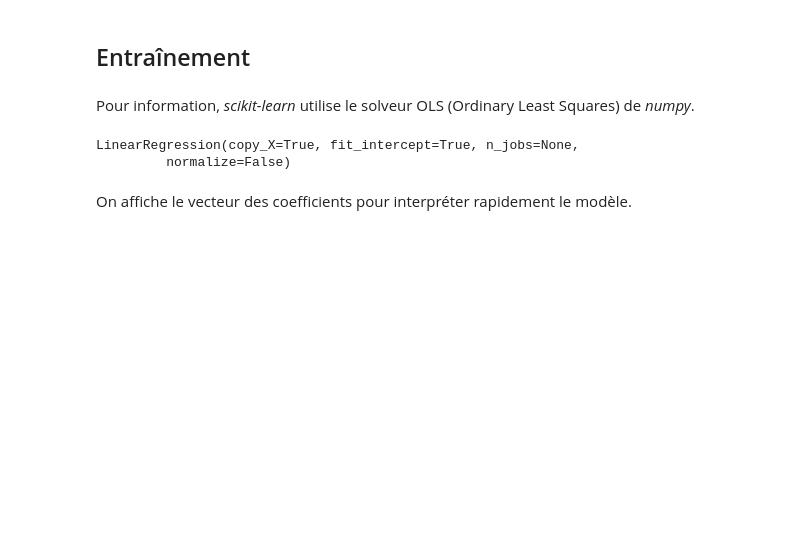
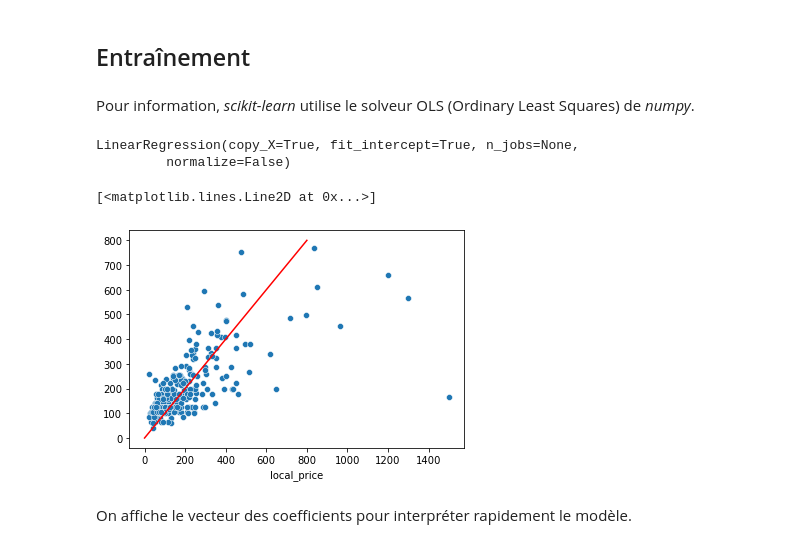
Before and after one commit to OFloyd/formation_greta, a Jupyter notebook: exos/exo_22_02_random_forest/Modele_Lineaire_TPAirBnB.ipynb, the cells around one changed output. Drawn from its saved outputs; the diff is of its cells as text; code cells hidden in the pictures; blank space fills up the shorter version.

```diff
--- a/exos/exo_22_02_random_forest/Modele_Lineaire_TPAirBnB.ipynb
+++ b/exos/exo_22_02_random_forest/Modele_Lineaire_TPAirBnB.ipynb
@@ -107,3 +123,15 @@ L'objectif ici est de charger les données pour créer les matrices $X$ et $Y$ d
 #
 # récupérer les prix des ID dans le dataset de prix
 # 🚧 il y a plusieurs prix dans le dataset 🚧
+# %%
+#On va ajouter le prix au dataframe 'listing' au lieu de le manipuler à part.
+#Comme 'local_price' indique plusieurs prix par 'listing_id', on moyenne les différentes lignes.
+#Avant de moyenner, on vérifie que tous les prix sont en euros.
+price2=price[['listing_id', 'local_price']].groupby('listing_id').mean()
+print(listing.shape)
+listing=pd.merge(listing, price2, how='inner', on='listing_id')
+print(listing.shape)  #On voit en regardant le résultat que l'une des lignes n'a pas de prix correspondant
+
+feat=['person_capacity', 'beds', 'bedrooms', 'bathrooms']
+x=listing[feat]
+y=listing['local_price']
@@ -119,3 +150,8 @@ En général, on découpe l'ensemble de données (*split*) en prenant $\alpha \%
 #zafficher la shape de vos données
 # %% [output]
 ((699, 4), (699,), (300, 4), (300,))
+# %%
+#utiliser la méthode split de sklearn en splitant avec un alpha=30 et un random state=42
+x_train, x_test, y_train, y_test = train_test_split(x, y, train_size=0.7, random_state=42)
+#zafficher la shape de vos données
+print(x_train.shape, y_train.shape, x_test.shape, y_test.shape)
@@ -128,5 +166,15 @@ Pour information, *scikit-learn* utilise le solveur OLS (Ordinary Least Squares)
 # %% [output]
 LinearRegression(copy_X=True, fit_intercept=True, n_jobs=None,
          normalize=False)
+# %%
+regr=LinearRegression()
+regr.fit(x_train, y_train)
+pred=regr.predict(x_test)
+# %%
+sns.scatterplot(x=y_test, y=pred)
+plt.plot([0,800],[0,800], color='red')
+# %% [output]
+[<matplotlib.lines.Line2D at 0x...>]
+[figure, added]
 # %% [markdown]
 On affiche le vecteur des coefficients pour interpréter rapidement le modèle.
```
Also changed, not shown: parts of 15 cells of this notebook, 1 other file.
